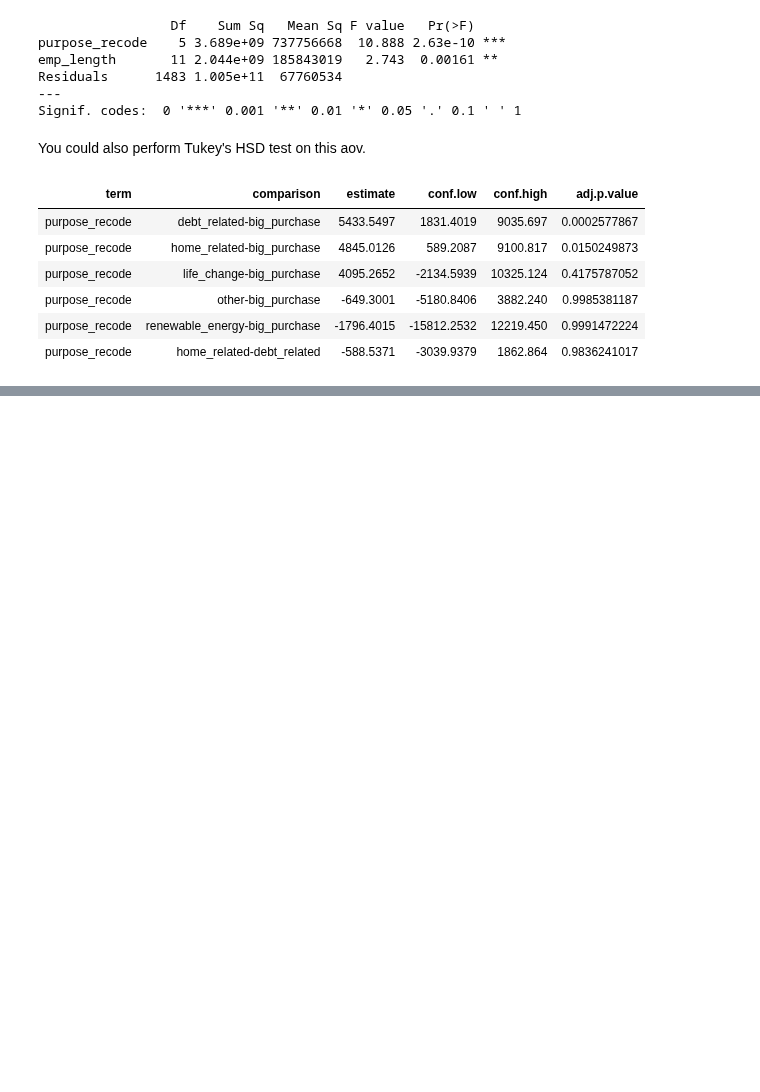
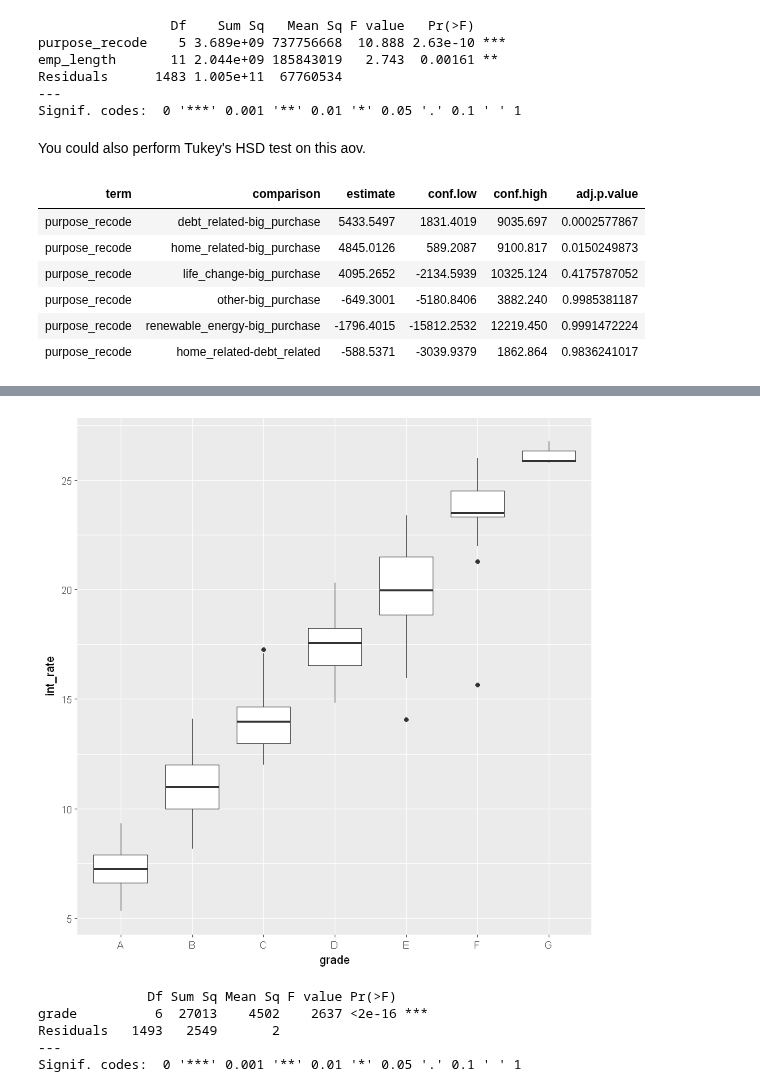
Before and after one commit to iamjz/R-Data, a Jupyter notebook: Design of Experiments.ipynb, the cells around one changed output, grey strips where cells are left out. Saved outputs shown, nothing was run; the diff lists cells and outputs as text; code cells hidden in the pictures; blank space fills up the shorter version.

```diff
--- a/Design of Experiments.ipynb
+++ b/Design of Experiments.ipynb
@@ -1253,0 +1334,16 @@ head(tidy(TukeyHSD(purpose_emp_aov, conf.level = 0.95)))
+# %%
+# Make a boxplot of int_rate by grade
+ggplot(data = lendingclub, aes(x = grade, y = int_rate)) + geom_boxplot()
+# %% [output]
+[figure, added]
+# %%
+# Use aov() to create grade_aov plus call summary() to print results
+grade_aov <- aov(int_rate ~ grade, data = lendingclub)
+
+summary(grade_aov)
+# %% [output]
+              Df Sum Sq Mean Sq F value Pr(>F)
+grade          6  27013    4502    2637 <2e-16 ***
+Residuals   1493   2549       2
+---
+Signif. codes:  0 '***' 0.001 '**' 0.01 '*' 0.05 '.' 0.1 ' ' 1
```
Also changed, not shown: parts of 19 cells of this notebook, 2 other files.
